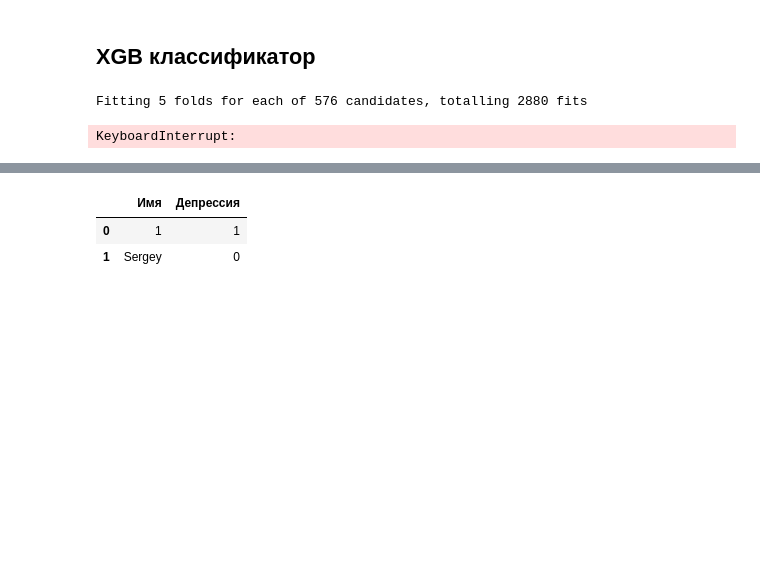
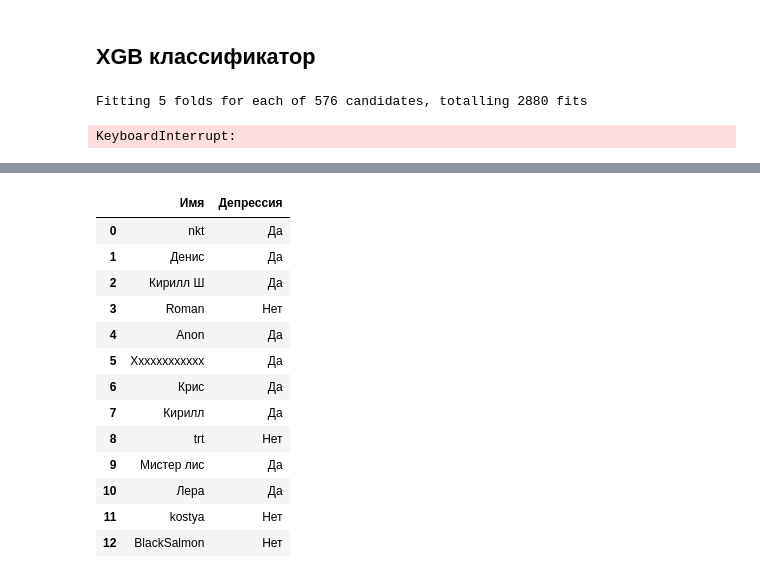
Before and after one commit to sympathhy/KAGGLE, a Jupyter notebook: Mental_Health/Competition_kaggle.ipynb, the cells around one changed output, grey strips where cells are left out. Cells and saved outputs as stored; diff of their text form; code cells hidden in the pictures; blank space fills up the shorter version.

```diff
--- a/Mental_Health/Competition_kaggle.ipynb
+++ b/Mental_Health/Competition_kaggle.ipynb
@@ -623,8 +619,20 @@ test = test.rename(columns={'Возраст':'Age', 'Были ли депрес
 out = test.iloc[:, [2, 3, 4, 5, 6]]
 # %%
 to_disp = pd.DataFrame({'Имя':test['Имя/Псевдоним'], 'Депрессия':estimator.predict(out)})
+to_disp['Депрессия'] = to_disp['Депрессия'].apply(lambda x: 'Да' if x == 1 else 'Нет')
 to_disp
 # %% [output]
 |  | Имя | Депрессия |
-| 0 | 1 | 1 |
-| 1 | Sergey | 0 |
+| 0 | nkt | Да |
+| 1 | Денис | Да |
+| 2 | Кирилл Ш | Да |
+| 3 | Roman | Нет |
+| 4 | Anon | Да |
+| 5 | Хххххххххххх | Да |
+| 6 | Крис | Да |
+| 7 | Кирилл | Да |
+| 8 | trt | Нет |
+| 9 | Мистер лис | Да |
+| 10 | Лера | Да |
+| 11 | kostya | Нет |
+| 12 | BlackSalmon | Нет |
```
Also changed, not shown: parts of 9 cells of this notebook, 1 other file.
